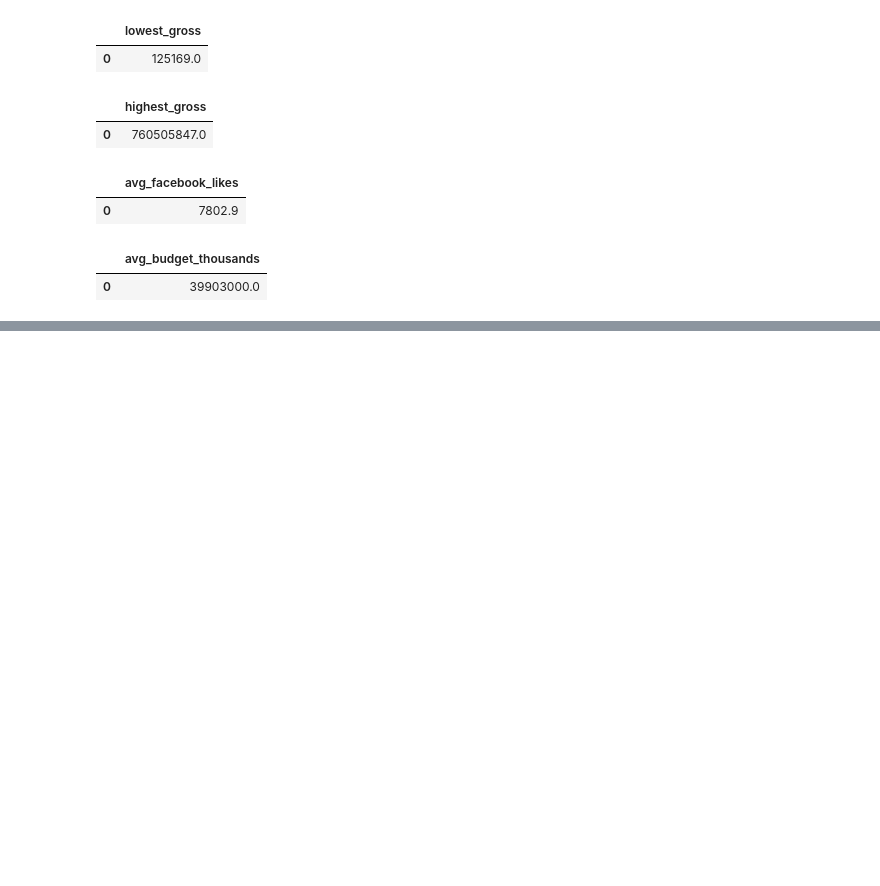
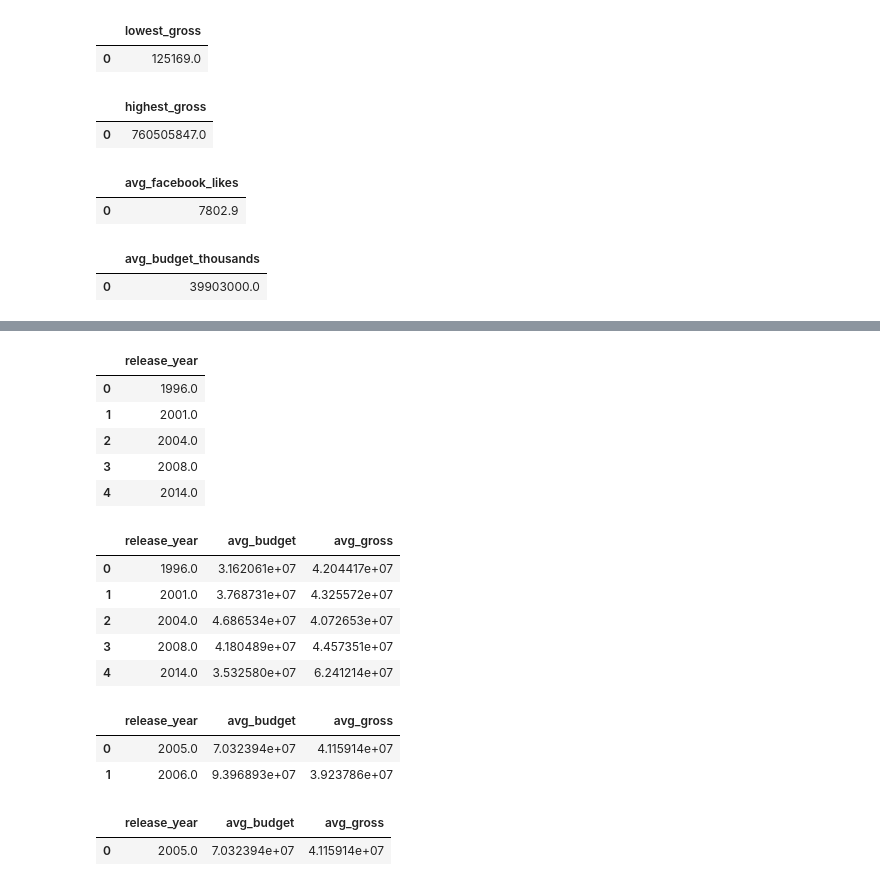
Before and after one commit to marcosbenicio/Datacamp, a Jupyter notebook: sql/01-sql-query/sql_query.ipynb, the cells around one changed output, grey strips where cells are left out. Drawn from its saved outputs; the diff is of its cells as text; code cells hidden in the pictures; blank space fills up the shorter version.

Commit message:
Complete sql query notebook

```diff
--- a/sql/01-sql-query/sql_intro.ipynb
+++ b/sql/01-sql-query/sql_query.ipynb
@@ -772,0 +984,71 @@ sql(
+# %%
+
+# Select the release_year for each film in the films table, filter for records released after 1990, and group by release_year.
+sql(
+"""
+SELECT release_year
+FROM films
+WHERE release_year > 1990
+GROUP BY release_year
+LIMIT 5;
+"""
+)
+
+# Modify the query to include the average budget aliased as avg_budget and average gross aliased as avg_gross for the results we have so far.
+sql(
+"""
+SELECT  release_year,
+        AVG(budget) AS avg_budget,
+        AVG(gross) AS avg_gross
+FROM films
+WHERE release_year > 1990
+GROUP BY release_year
+LIMIT 5;
+"""
+)
+
+# Modify the query once more so that only years with an average budget of greater than 60 million are included.
+sql(
+"""
+SELECT  release_year,
+        AVG(budget) AS avg_budget,
+        AVG(gross) AS avg_gross
+FROM films
+WHERE release_year > 1990
+GROUP BY release_year
+HAVING AVG(budget) > 60000000;
+"""
+)
+
+# Finally, order the results from the highest average gross and limit to one.
+sql(
+"""
+SELECT  release_year,
+        AVG(budget) AS avg_budget,
+        AVG(gross) AS avg_gross
+FROM films
+WHERE release_year > 1990
+GROUP BY release_year
+HAVING AVG(budget) > 60000000
+ORDER BY avg_gross DESC
+LIMIT 1;
+"""
+)
+# %% [output]
+|  | release_year |
+| 0 | 1996.0 |
+| 1 | 2001.0 |
+| 2 | 2004.0 |
+| 3 | 2008.0 |
+| 4 | 2014.0 |
+|  | release_year | avg_budget | avg_gross |
+| 0 | 1996.0 | 3.162061e+07 | 4.204417e+07 |
+| 1 | 2001.0 | 3.768731e+07 | 4.325572e+07 |
+| 2 | 2004.0 | 4.686534e+07 | 4.072653e+07 |
+| 3 | 2008.0 | 4.180489e+07 | 4.457351e+07 |
+| 4 | 2014.0 | 3.532580e+07 | 6.241214e+07 |
+|  | release_year | avg_budget | avg_gross |
+| 0 | 2005.0 | 7.032394e+07 | 4.115914e+07 |
+| 1 | 2006.0 | 9.396893e+07 | 3.923786e+07 |
+|  | release_year | avg_budget | avg_gross |
+| 0 | 2005.0 | 7.032394e+07 | 4.115914e+07 |
```
Also changed, not shown: parts of 15 cells of this notebook, 2 other files.
